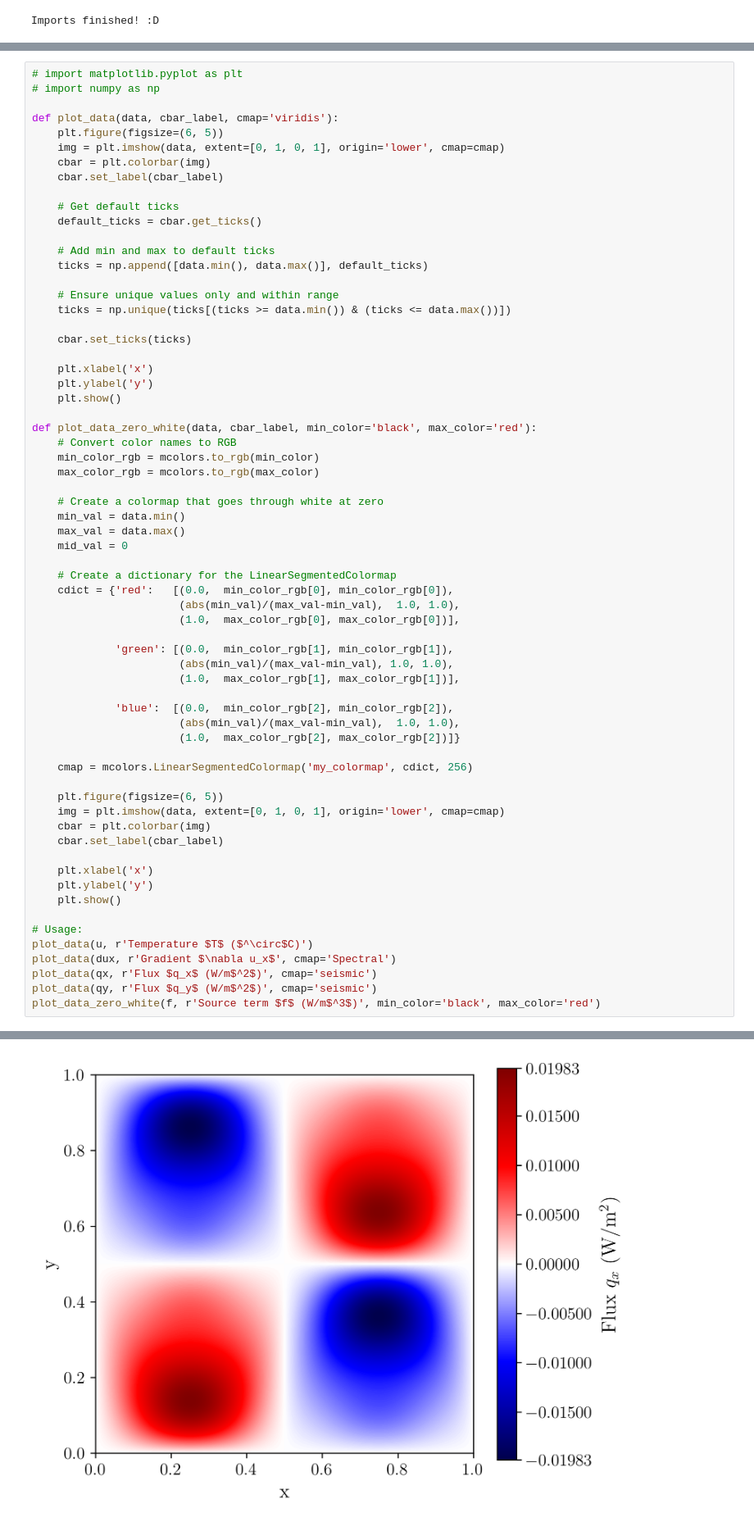
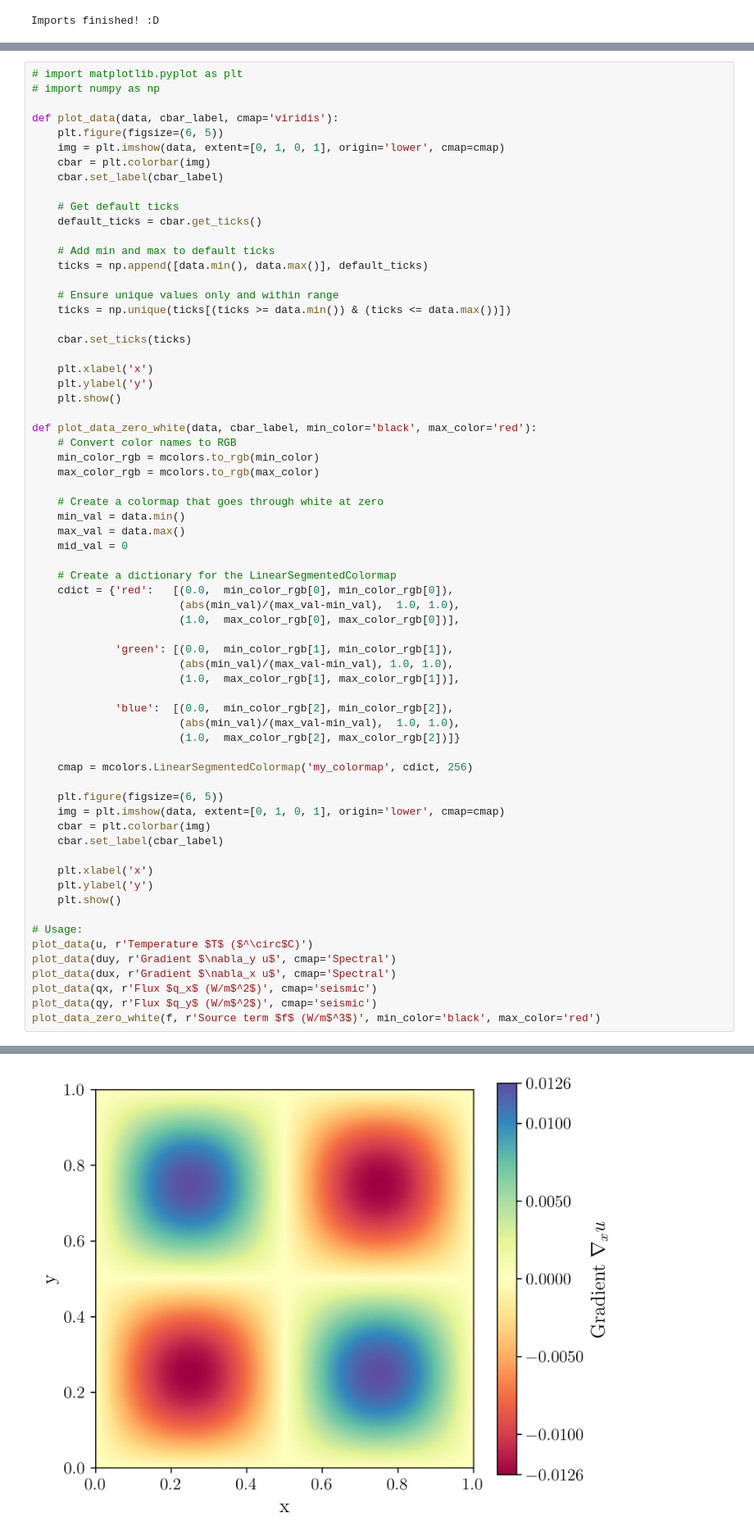
Before and after one commit to AdrianaKul/thesis_AK_analysis, a Jupyter notebook: c2_diffusion/plot_analytical_sincos.ipynb, the cells around one changed output, grey strips where cells are left out. Shown at 82% size. Saved outputs shown, nothing was run; the diff lists cells and outputs as text.

Commit message:
plot analytical solutions for sincos problem

```diff
--- a/c2_diffusion/plot_analytical_sincos.ipynb
+++ b/c2_diffusion/plot_analytical_sincos.ipynb
@@ -98,7 +98,8 @@ def plot_data_zero_white(data, cbar_label, min_color='black', max_color='red'):
 
 # Usage:
 plot_data(u, r'Temperature $T$ ($^\circ$C)')
-plot_data(dux, r'Gradient $\nabla u_x$', cmap='Spectral')
+plot_data(duy, r'Gradient $\nabla_y u$', cmap='Spectral')
+plot_data(dux, r'Gradient $\nabla_x u$', cmap='Spectral')
 plot_data(qx, r'Flux $q_x$ (W/m$^2$)', cmap='seismic')
 plot_data(qy, r'Flux $q_y$ (W/m$^2$)', cmap='seismic')
 plot_data_zero_white(f, r'Source term $f$ (W/m$^3$)', min_color='black', max_color='red')
@@ -108 +109 @@ plot_data_zero_white(f, r'Source term $f$ (W/m$^3$)', min_color='black', max_col
-[figure, old version]
+[figure, new version]
```
Also changed, not shown: parts of 1 cell of this notebook.
